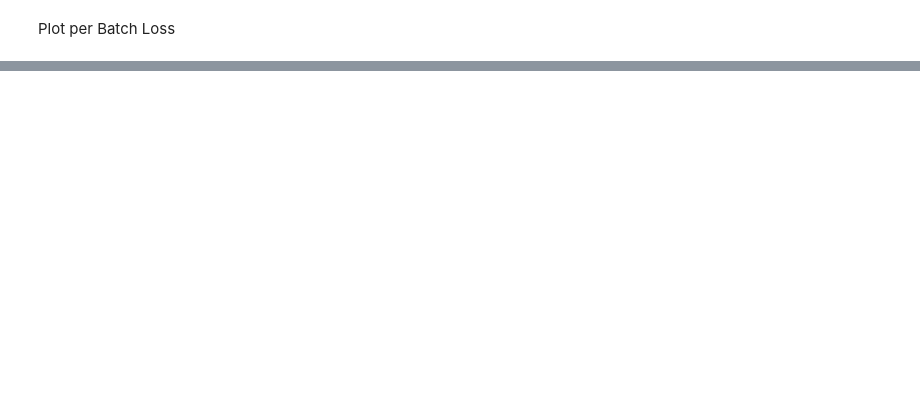
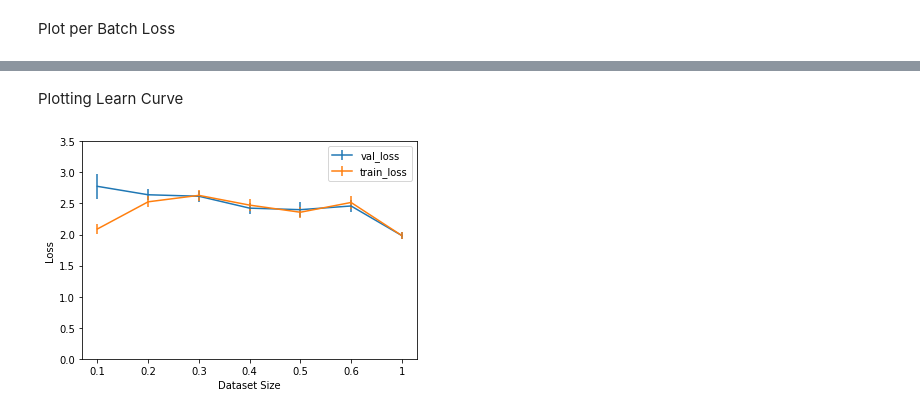
Before and after one commit to JulianLoewe/MSMARCO-Question-Answering, a Jupyter notebook: PytorchLightningWrapper.ipynb, the cells around one changed output, grey strips where cells are left out. Drawn from its saved outputs; the diff is of its cells as text; code cells hidden in the pictures; blank space fills up the shorter version.

```diff
--- a/PytorchLightningWrapper.ipynb
+++ b/PytorchLightningWrapper.ipynb
@@ -610,0 +651,53 @@ visualizeLoss('test_loss',statistics)
+# %% [markdown]
+Plotting Learn Curve
+# %%
+from matplotlib import pyplot as plt
+import os
+pwd = os.getcwd()
+import json
+import numpy as np
+
+def getLastMeanVar(key, stats):
+    epoch_stats_dict = stats[key]
+    first = True
+    epochNum = list(epoch_stats_dict.keys()).pop()
+    epoch_stats = epoch_stats_dict[epochNum].values()
+    epoch_stats = np.array(list(epoch_stats))
+    mean_loss_in_actual_epoch = np.average(epoch_stats)
+    variance_loss_in_actual_epoch = np.var(epoch_stats)
+    return (mean_loss_in_actual_epoch,variance_loss_in_actual_epoch)
+# %%
+def plotLastMeanVar(key):
+    mean_loss = []
+    var_loss = []
+    x = []
+    for i in range(1,7,1):
+        path= os.path.join(pwd, 'Experimente/LearnCurve_0' + str(i),'statistics.json')
+        with open(path, 'r') as read_f:
+            statistics = json.load(read_f)
+        mean,var = getLastMeanVar(key,statistics)
+        mean_loss = mean_loss + [mean]
+        var_loss = var_loss + [var]
+        x = x + ['0.'+str(i)]
+    path = os.path.join(pwd, 'Experimente/EarlyStoppingAdam', 'statistics.json')
+    with open(path, 'r') as read_f:
+        statistics = json.load(read_f)
+    mean,var = getLastMeanVar('val_loss',statistics)
+    mean_loss = mean_loss + [mean]
+    var_loss = var_loss + [var]
+    x = x + ['1']
+
+    plt.errorbar(x, mean_loss, yerr=var_loss, label = key)
+
+plotLastMeanVar('val_loss')
+plotLastMeanVar('train_loss')
+
+
+
+plt.legend(loc='upper right', frameon=True)
+plt.xlabel("Dataset Size")
+plt.ylabel("Loss")
+plt.ylim(0,3.5)
+plt.savefig(os.path.join(pwd, 'learncurve.png'))
+# %% [output]
+[figure, added]
```
Also changed, not shown: parts of 11 cells of this notebook.
